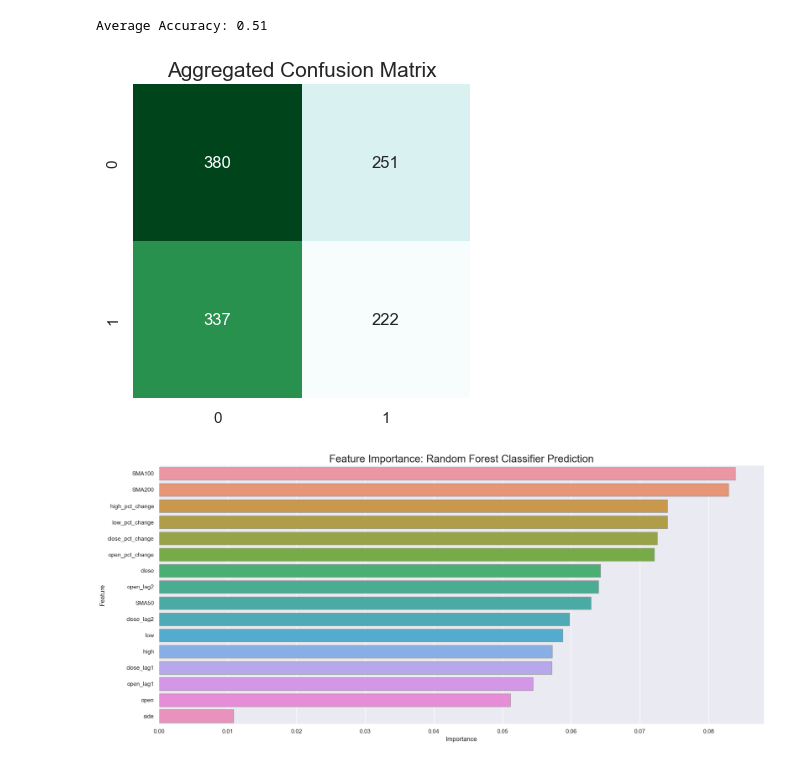
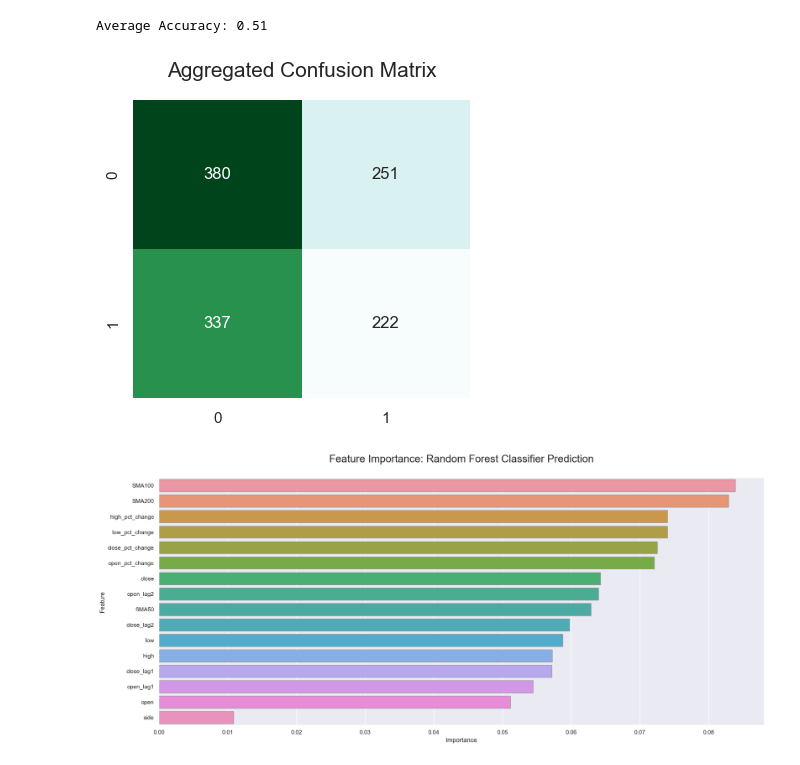
Before and after one commit to RazDwa1923/MFIN_Course, a Jupyter notebook: HW 2/HW 2 Notebook_v1.ipynb, the cells around one changed output. Drawn from its saved outputs; the diff is of its cells as text; code cells hidden in the pictures.

```diff
--- a/HW 2/HW 2 Notebook_v1.ipynb
+++ b/HW 2/HW 2 Notebook_v1.ipynb
@@ -669,32 +539,32 @@ Average Accuracy: 0.51
 # Assuming agg_confusion_matrix is already defined and contains float values
 plt.figure(figsize=(4, 4))
 sns.heatmap(agg_confusion_matrix, annot=True, fmt='.0f', cmap='BuGn', cbar=False)
-plt.title('Aggregated Confusion Matrix', fontsize=15)
+plt.title('Aggregated Confusion Matrix', fontsize=15, y=1.05)
 plt.tight_layout()
 plt.show()
 # %% [output]
-[figure, old version]
+[figure, new version]
 # %%
 # checking the feature importance
 feature_importance = model.feature_importances_
 
 # creating a dataframe of the feature importance
 feature_importance_df = pd.DataFrame({'Feature': X.columns, 'Importance': feature_importance})
 
 # sorting the dataframe by importance
 feature_importance_df = feature_importance_df.sort_values(by='Importance', ascending=False)
 
 # plotting the feature importance
 # setting the style and palette
 sns.set_context('notebook')
 sns.set_style('darkgrid')
 plt.figure(figsize=(18, 8))
 sns.barplot(x='Importance', y='Feature', data=feature_importance_df, edgecolor='0.6')
-plt.title('Feature Importance: Random Forest Classifier Prediction', fontsize=20)
+plt.title('Feature Importance: Random Forest Classifier Prediction', fontsize=20, y=1.05)
 plt.tight_layout()
 plt.show()
 
 # closing the plot
 plt.close()
 # %% [output]
-[figure, old version]
+[figure, new version]
```
Also changed, not shown: parts of 13 cells of this notebook.
